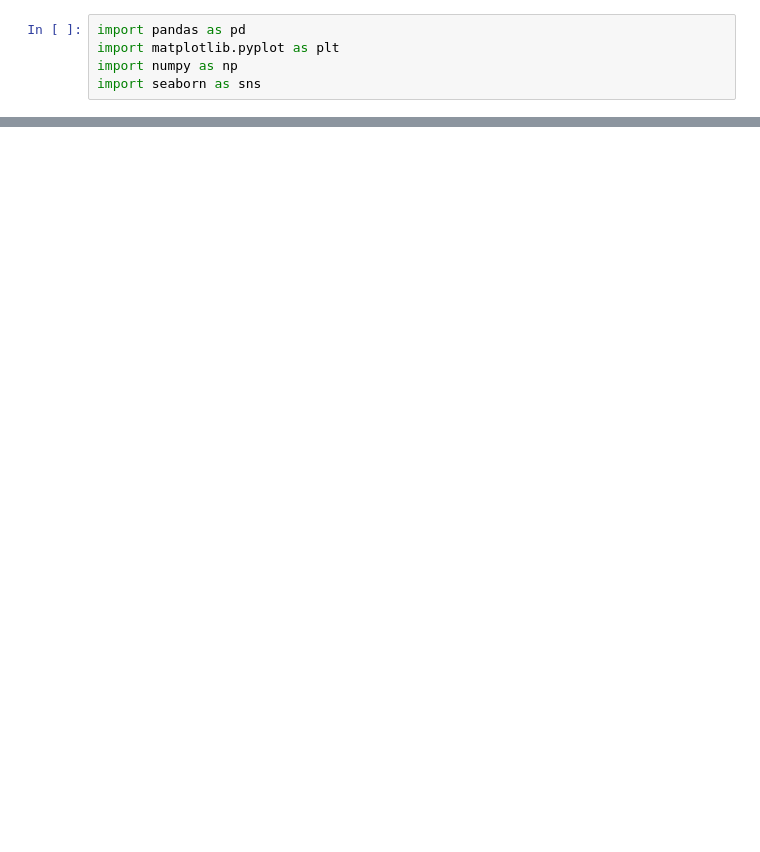
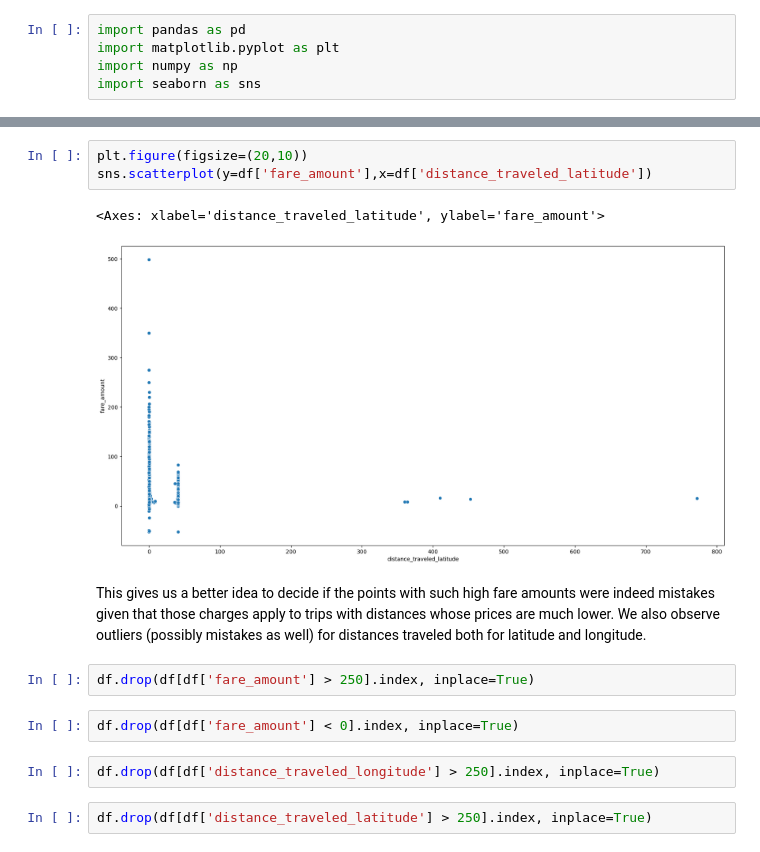
Before and after one commit to Marcos-Verdi/DA_Reg_uberFares, a Jupyter notebook: uber_fares_analysis.ipynb, the cells around one changed output, grey strips where cells are left out. Saved outputs shown, nothing was run; the diff lists cells and outputs as text; blank space fills up the shorter version.

```diff
--- a/uber_fares_analysis.ipynb
+++ b/uber_fares_analysis.ipynb
@@ -15,0 +212,16 @@ df.head(5)
+# %%
+plt.figure(figsize=(20,10))
+sns.scatterplot(y=df['fare_amount'],x=df['distance_traveled_latitude'])
+# %% [output]
+<Axes: xlabel='distance_traveled_latitude', ylabel='fare_amount'>
+[figure, added]
+# %% [markdown]
+This gives us a better idea to decide if the points with such high fare amounts were indeed mistakes given that those charges apply to trips with distances whose prices are much lower. We also observe outliers (possibly mistakes as well) for distances traveled both for latitude and longitude.
+# %%
+df.drop(df[df['fare_amount'] > 250].index, inplace=True)
+# %%
+df.drop(df[df['fare_amount'] < 0].index, inplace=True)
+# %%
+df.drop(df[df['distance_traveled_longitude'] > 250].index, inplace=True)
+# %%
+df.drop(df[df['distance_traveled_latitude'] > 250].index, inplace=True)
```
Also changed, not shown: parts of 65 cells of this notebook.
